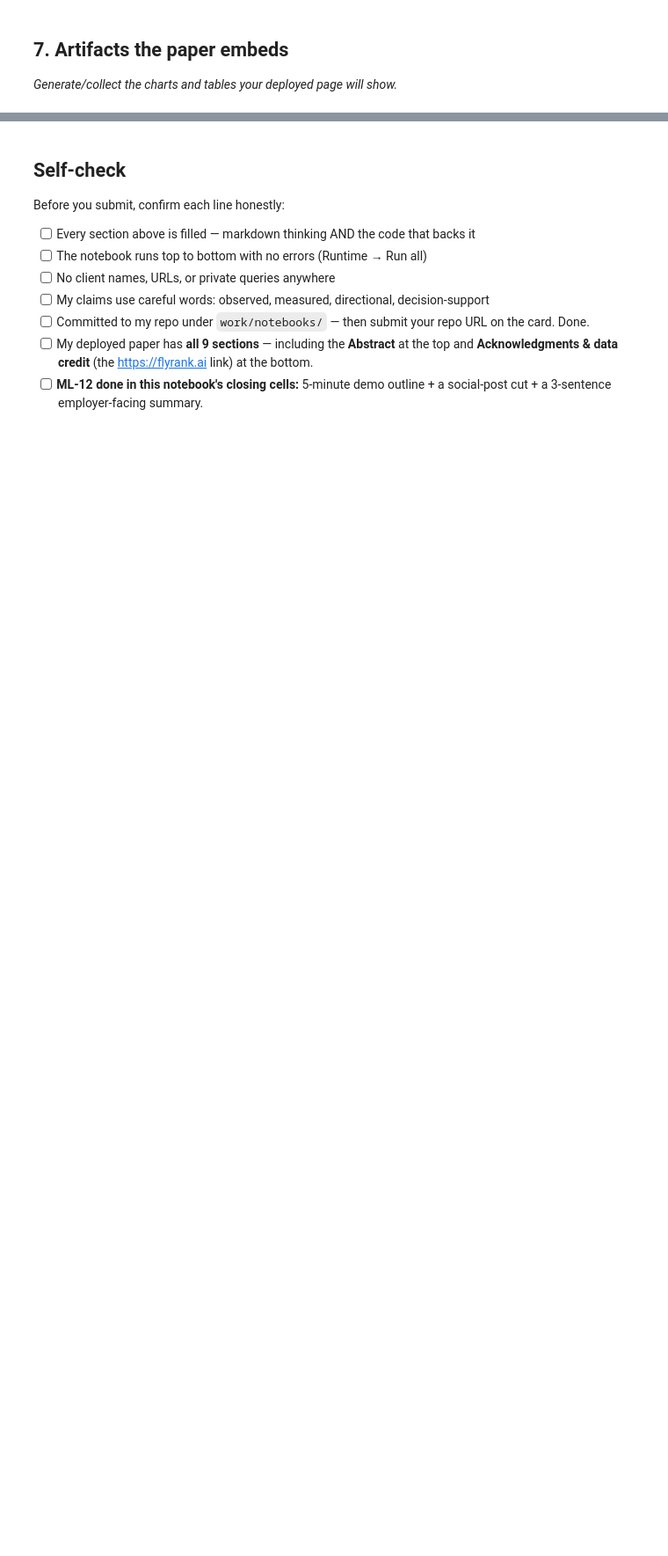
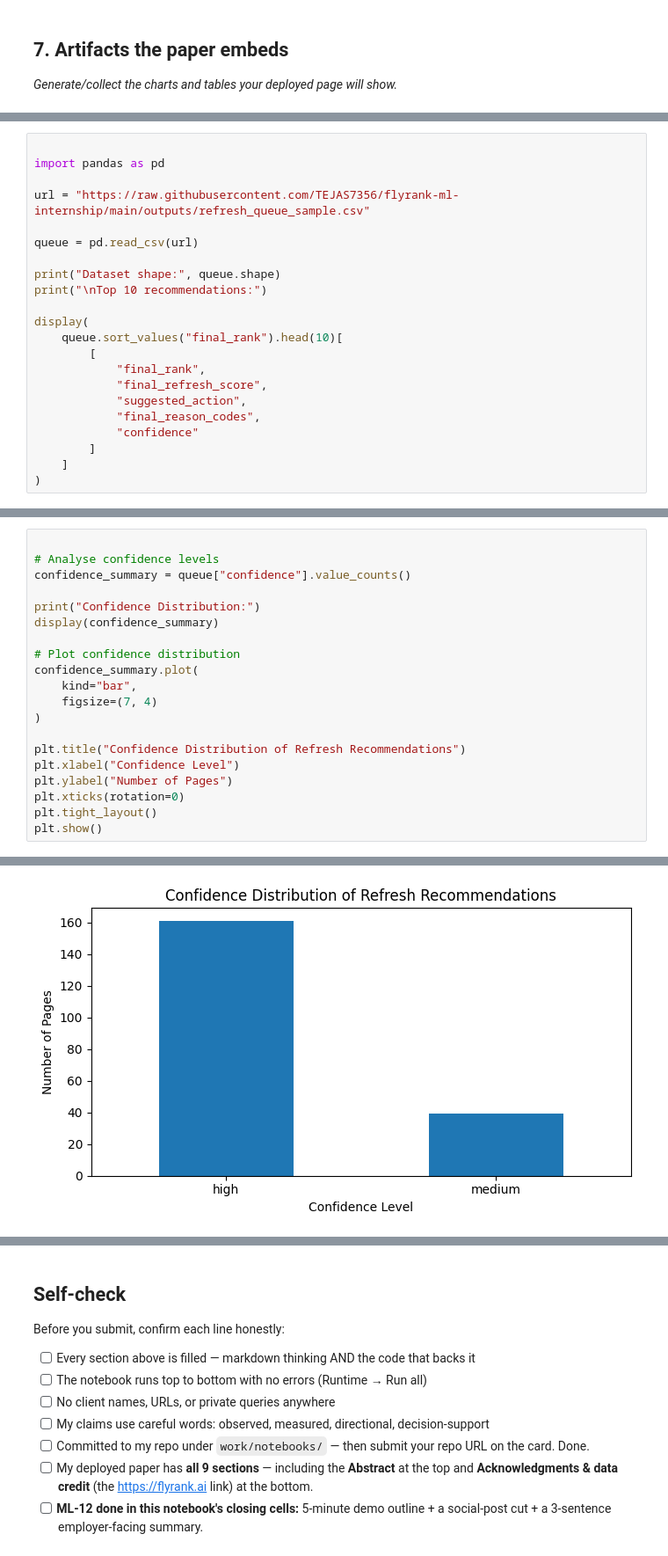
Before and after one commit to TEJAS7356/flyrank-ml-internship, a Jupyter notebook: work/notebooks/capstone.ipynb, the cells around one changed output, grey strips where cells are left out. Shown at 88% size. Cells and saved outputs as stored; diff of their text form; blank space fills up the shorter version.

```diff
--- a/work/notebooks/capstone.ipynb
+++ b/work/notebooks/capstone.ipynb
@@ -36,0 +200,22 @@ This skeleton is yours to fill. Work the sections **in order** — each one has
+# %%
+
+import pandas as pd
+
+url = "https://raw.githubusercontent.com/TEJAS7356/flyrank-ml-internship/main/outputs/refresh_queue_sample.csv"
+
+queue = pd.read_csv(url)
+
+print("Dataset shape:", queue.shape)
+print("\nTop 10 recommendations:")
+
+display(
+    queue.sort_values("final_rank").head(10)[
+        [
+            "final_rank",
+            "final_refresh_score",
+            "suggested_action",
+            "final_reason_codes",
+            "confidence"
+        ]
+    ]
+)
@@ -36,0 +267,21 @@ This skeleton is yours to fill. Work the sections **in order** — each one has
+# %%
+
+# Analyse confidence levels
+confidence_summary = queue["confidence"].value_counts()
+
+print("Confidence Distribution:")
+display(confidence_summary)
+
+# Plot confidence distribution
+confidence_summary.plot(
+    kind="bar",
+    figsize=(7, 4)
+)
+
+plt.title("Confidence Distribution of Refresh Recommendations")
+plt.xlabel("Confidence Level")
+plt.ylabel("Number of Pages")
+plt.xticks(rotation=0)
+plt.tight_layout()
+plt.show()
+# %% [output]
@@ -36,0 +294 @@ This skeleton is yours to fill. Work the sections **in order** — each one has
+[figure, added]
```
Also changed, not shown: parts of 20 cells of this notebook.
